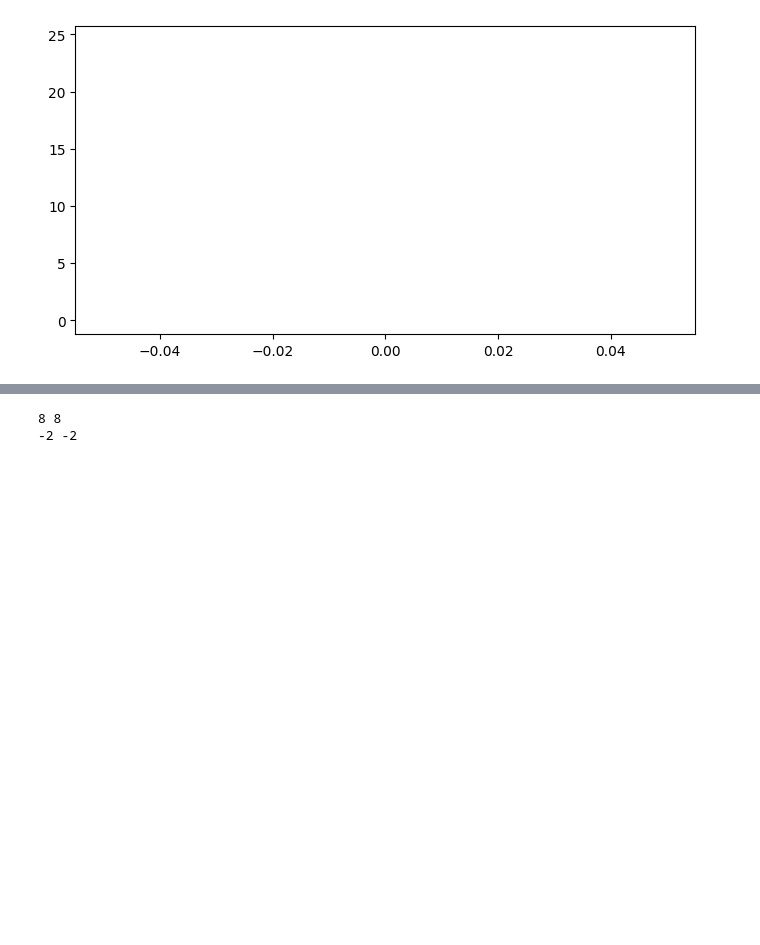
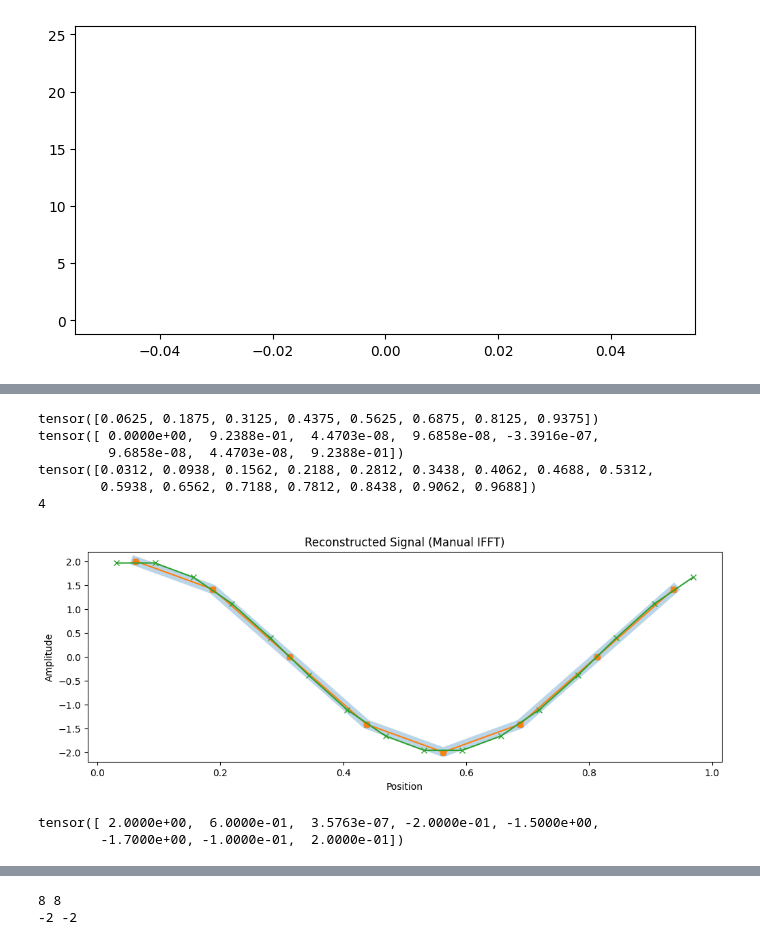
Before and after one commit to tpharmsen/AutoregressiveNeuralOperators, a Jupyter notebook: test.ipynb, the cells around one changed output, grey strips where cells are left out. Cells and saved outputs as stored; diff of their text form; code cells hidden in the pictures; blank space fills up the shorter version.

```diff
--- a/test.ipynb
+++ b/test.ipynb
@@ -343,3 +227,62 @@ AttributeError: module 'torch' has no attribute 'interp'
+# %%
+
+signal = torch.tensor([2, np.sqrt(2), 0, -np.sqrt(2), -2, -np.sqrt(2), 0, np.sqrt(2)], dtype=torch.complex64)
+old_size = 8
+upsample_freqs = 16
+amount_new_pos = upsample_freqs
+
+pos = torch.linspace(0 + 1/(2 * old_size), 1-1/(2*old_size), old_size)
+print(pos)
+freq_x = torch.fft.fftshift(torch.fft.fftfreq(8)*8)  # Properly compute frequencies
+freq_x = torch.fft.ifftshift(freq_x)
+#freq_x = torch.fft.fftfreq(8)
+#freq_coeff = torch.fft.fft(signal, norm='forward')  # Compute FFT of the corrected signal
+#print(freq_coeff.real)
+#print(torch.outer(freq_x, pos))
+freq_coeff = torch.matmul(signal, torch.exp(-2j * torch.pi * torch.outer(pos, freq_x)))/8
+print(freq_coeff.real)
+#freq_x = torch.fft.ifftshift(freq_x)
+
+
+test2 = torch.matmul(freq_coeff, torch.exp(2j * torch.pi * torch.outer(freq_x, pos)))
+
+upscaled = torch.zeros(amount_new_pos//old_size*len(signal), dtype=torch.complex64)
+#pos2 = torch.arange(amount_new_pos).float() / (amount_new_pos/old_size)
+pos2 = torch.linspace(0 + 1/(2 * amount_new_pos), 1-1/(amount_new_pos*2), amount_new_pos)
+print(pos2)
+
+minn = (amount_new_pos - old_size) // 2
+print(minn)
+upscaled[minn:minn+len(signal)] = torch.fft.fftshift(freq_coeff)
+upscaled = torch.fft.ifftshift(upscaled)
+
+#print(upscaled)
+freq_x2 = torch.fft.fftshift(torch.fft.fftfreq(upsample_freqs) * upsample_freqs)
+#print(freq_x2)
+freq_x2 = torch.fft.ifftshift(freq_x2)
+#freq_x2 = torch.fft.fftfreq(16)
+
+test3 = torch.matmul(upscaled, torch.exp(2j * torch.pi * torch.outer(freq_x2, pos2)))
+
+fig, ax = plt.subplots(1, 1, figsize=(12, 4))
+ax.plot(pos, signal, linewidth=10, marker='s', alpha=0.3)  # Original signal
+ax.plot(pos, test2.real, marker='o')  # Reconstructed signal
+ax.plot(pos2, test3.real, marker='x')  # Reconstructed signal
+ax.set_title("Reconstructed Signal (Manual IFFT)")
+ax.set_xlabel("Position")
+ax.set_ylabel("Amplitude")
+plt.show()
+test.real
+# %% [output]
+tensor([0.0625, 0.1875, 0.3125, 0.4375, 0.5625, 0.6875, 0.8125, 0.9375])
+tensor([ 0.0000e+00,  9.2388e-01,  4.4703e-08,  9.6858e-08, -3.3916e-07,
+         9.6858e-08,  4.4703e-08,  9.2388e-01])
+tensor([0.0312, 0.0938, 0.1562, 0.2188, 0.2812, 0.3438, 0.4062, 0.4688, 0.5312,
+        0.5938, 0.6562, 0.7188, 0.7812, 0.8438, 0.9062, 0.9688])
+4
+[figure, added]
+tensor([ 2.0000e+00,  6.0000e-01,  3.5763e-07, -2.0000e-01, -1.5000e+00,
+        -1.7000e+00, -1.0000e-01,  2.0000e-01])
 # %%
 # upscale with bicubic method or fourier spectral method
 
```
Also changed, not shown: parts of 5 cells of this notebook.
